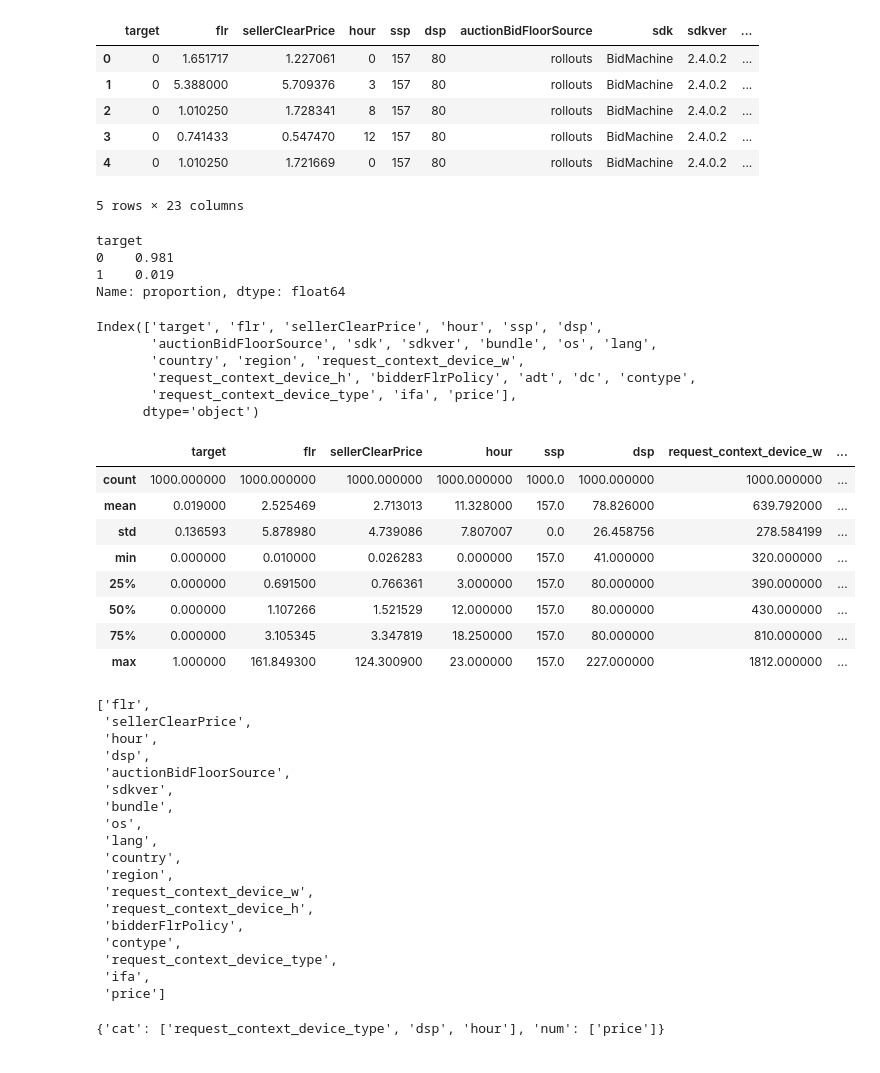
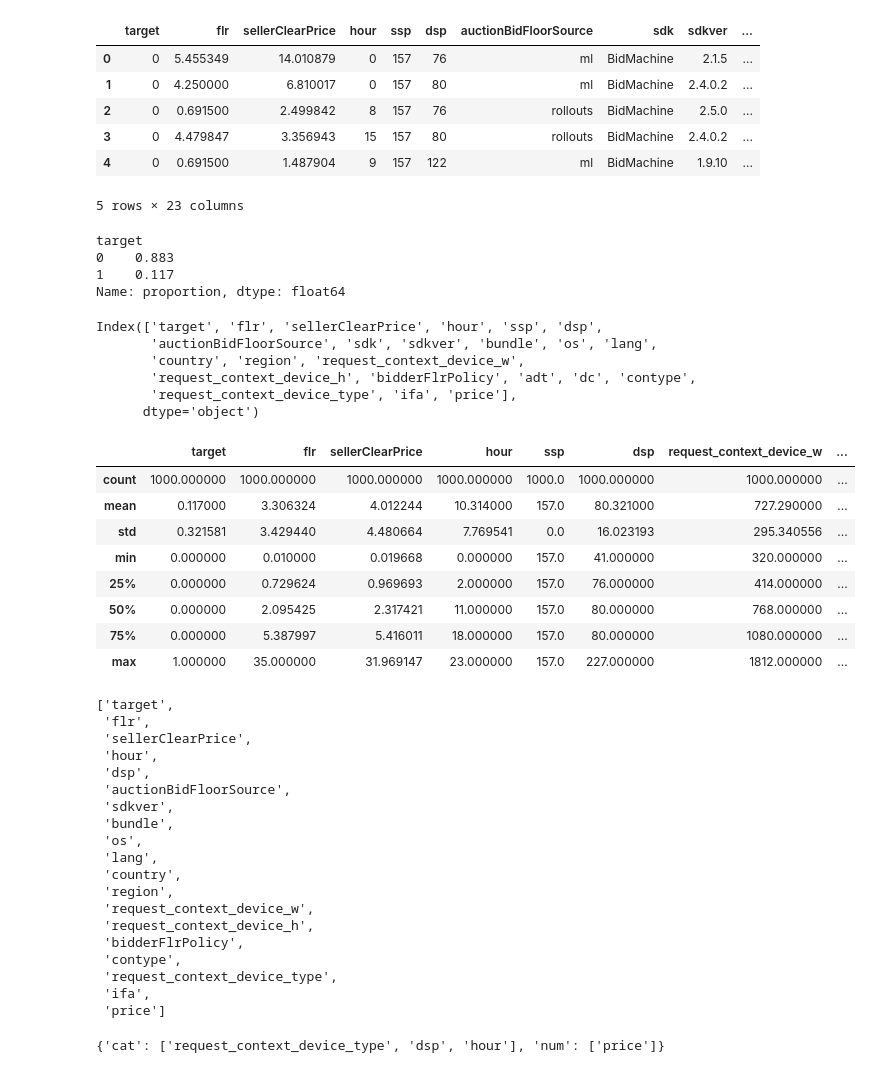
Before and after one commit to aleksandr-dzhumurat/ai_product_engineer, a Jupyter notebook: jupyter_notebooks/EDA.ipynb, the cells around one changed output. Cells and saved outputs as stored; diff of their text form; code cells hidden in the pictures.

```diff
--- a/jupyter_notebooks/EDA.ipynb
+++ b/jupyter_notebooks/EDA.ipynb
@@ -21,23 +26,23 @@ os.listdir(train_data_dir)
 # %%
 import pandas as pd
 
-train_df = pd.read_csv(os.path.join(train_data_dir, 'train_data.csv'), nrows=1000)
+train_df = pd.read_csv(os.path.join(train_data_dir, 'test_data.csv'), nrows=1000)
 
 train_df.head()
 # %% [output]
 |  | target | flr | sellerClearPrice | hour | ssp | dsp | auctionBidFloorSource | sdk | sdkver | ... |
-| 0 | 0 | 1.651717 | 1.227061 | 0 | 157 | 80 | rollouts | BidMachine | 2.4.0.2 | ... |
-| 1 | 0 | 5.388000 | 5.709376 | 3 | 157 | 80 | rollouts | BidMachine | 2.4.0.2 | ... |
-| 2 | 0 | 1.010250 | 1.728341 | 8 | 157 | 80 | rollouts | BidMachine | 2.4.0.2 | ... |
-| 3 | 0 | 0.741433 | 0.547470 | 12 | 157 | 80 | rollouts | BidMachine | 2.4.0.2 | ... |
-| 4 | 0 | 1.010250 | 1.721669 | 0 | 157 | 80 | rollouts | BidMachine | 2.4.0.2 | ... |
+| 0 | 0 | 5.455349 | 14.010879 | 0 | 157 | 76 | ml | BidMachine | 2.1.5 | ... |
+| 1 | 0 | 4.250000 | 6.810017 | 0 | 157 | 80 | ml | BidMachine | 2.4.0.2 | ... |
+| 2 | 0 | 0.691500 | 2.499842 | 8 | 157 | 76 | rollouts | BidMachine | 2.5.0 | ... |
+| 3 | 0 | 4.479847 | 3.356943 | 15 | 157 | 80 | rollouts | BidMachine | 2.4.0.2 | ... |
+| 4 | 0 | 0.691500 | 1.487904 | 9 | 157 | 122 | ml | BidMachine | 1.9.10 | ... |
 5 rows × 23 columns
 # %%
 train_df['target'].value_counts(normalize=True)
 # %% [output]
 target
-0    0.981
-1    0.019
+0    0.883
+1    0.117
 Name: proportion, dtype: float64
 # %%
 train_df.columns
@@ -53,13 +58,13 @@ train_df.describe()
 # %% [output]
 |  | target | flr | sellerClearPrice | hour | ssp | dsp | request_context_device_w | ... |
 | count | 1000.000000 | 1000.000000 | 1000.000000 | 1000.000000 | 1000.0 | 1000.000000 | 1000.000000 | ... |
-| mean | 0.019000 | 2.525469 | 2.713013 | 11.328000 | 157.0 | 78.826000 | 639.792000 | ... |
-| std | 0.136593 | 5.878980 | 4.739086 | 7.807007 | 0.0 | 26.458756 | 278.584199 | ... |
-| min | 0.000000 | 0.010000 | 0.026283 | 0.000000 | 157.0 | 41.000000 | 320.000000 | ... |
-| 25% | 0.000000 | 0.691500 | 0.766361 | 3.000000 | 157.0 | 80.000000 | 390.000000 | ... |
-| 50% | 0.000000 | 1.107266 | 1.521529 | 12.000000 | 157.0 | 80.000000 | 430.000000 | ... |
-| 75% | 0.000000 | 3.105345 | 3.347819 | 18.250000 | 157.0 | 80.000000 | 810.000000 | ... |
-| max | 1.000000 | 161.849300 | 124.300900 | 23.000000 | 157.0 | 227.000000 | 1812.000000 | ... |
+| mean | 0.117000 | 3.306324 | 4.012244 | 10.314000 | 157.0 | 80.321000 | 727.290000 | ... |
+| std | 0.321581 | 3.429440 | 4.480664 | 7.769541 | 0.0 | 16.023193 | 295.340556 | ... |
+| min | 0.000000 | 0.010000 | 0.019668 | 0.000000 | 157.0 | 41.000000 | 320.000000 | ... |
+| 25% | 0.000000 | 0.729624 | 0.969693 | 2.000000 | 157.0 | 76.000000 | 414.000000 | ... |
+| 50% | 0.000000 | 2.095425 | 2.317421 | 11.000000 | 157.0 | 80.000000 | 768.000000 | ... |
+| 75% | 0.000000 | 5.387997 | 5.416011 | 18.000000 | 157.0 | 80.000000 | 1080.000000 | ... |
+| max | 1.000000 | 35.000000 | 31.969147 | 23.000000 | 157.0 | 227.000000 | 1812.000000 | ... |
 # %%
 def get_valuable_columns(input_df):
     col_subset = []
@@ -78,7 +83,8 @@ columns_subset = get_valuable_columns(train_df)
 
 columns_subset
 # %% [output]
-['flr',
+['target',
+ 'flr',
  'sellerClearPrice',
  'hour',
  'dsp',
```
Also changed, not shown: parts of 14 cells of this notebook, 5 other files.
